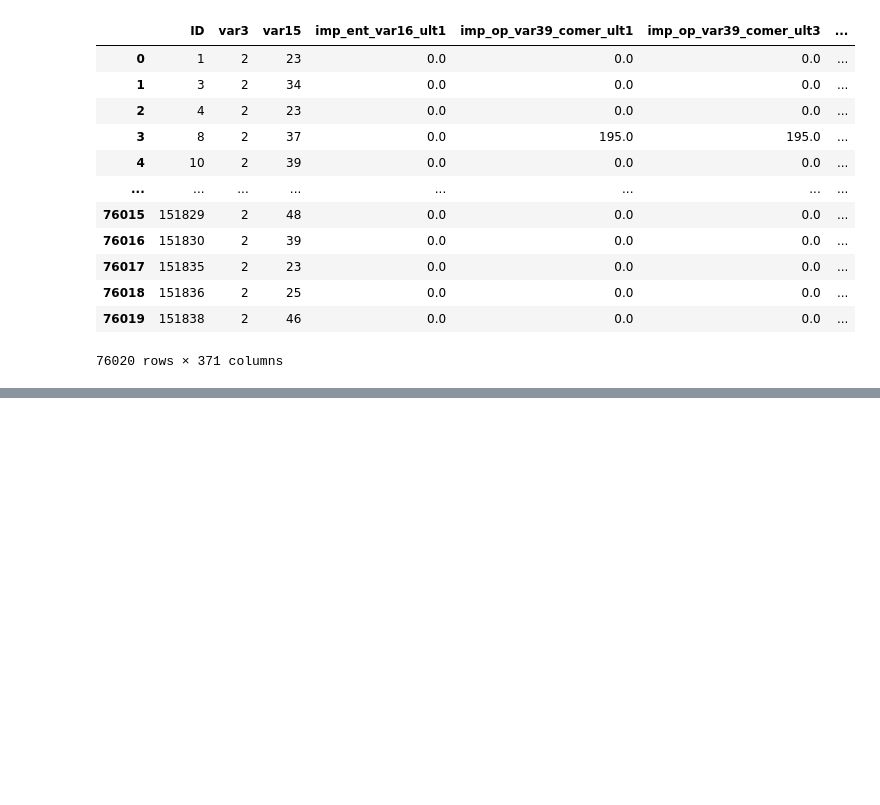
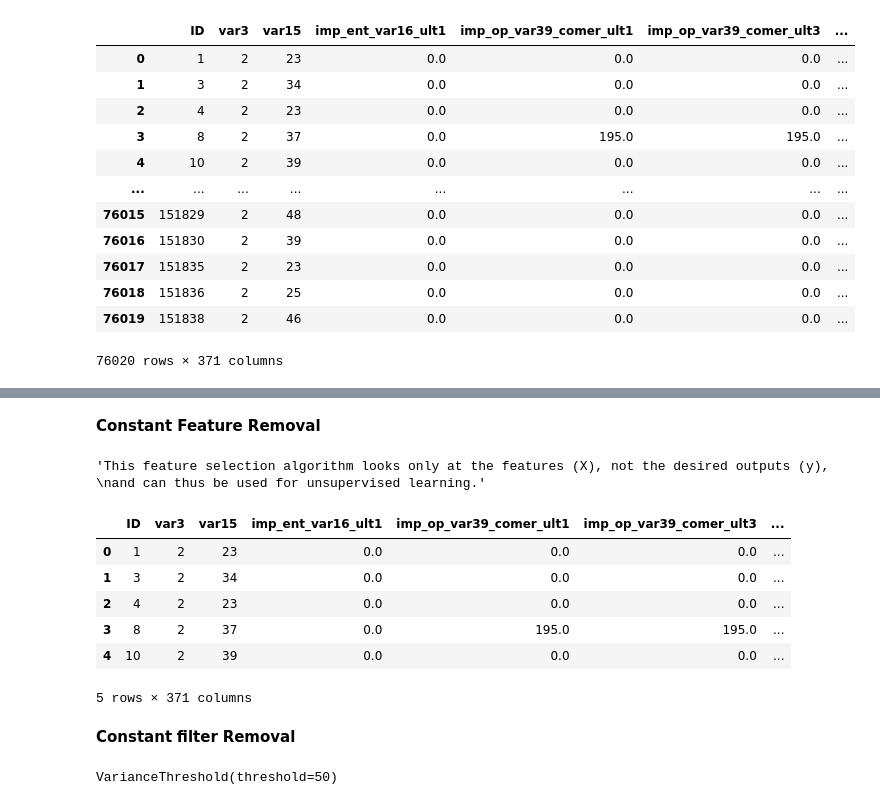
Before and after one commit to RajuGujjalapati/FeatureSelection-, a Jupyter notebook: Feature_Selection_with_filtering_method_|_Constant,_Quasi_Constant_and_Duplicate_feature_removal.ipynb, the cells around one changed output, grey strips where cells are left out. Cells and saved outputs as stored; diff of their text form; code cells hidden in the pictures; blank space fills up the shorter version.

```diff
--- a/Feature_Selection_with_filtering_method_|_Constant,_Quasi_Constant_and_Duplicate_feature_removal.ipynb
+++ b/Feature_Selection_with_filtering_method_|_Constant,_Quasi_Constant_and_Duplicate_feature_removal.ipynb
@@ -39,0 +66,2 @@ df
+# %% [markdown]
+**Constant Feature Removal**
@@ -39,0 +73,20 @@ df
+# %%
+from sklearn.model_selection import train_test_split
+from sklearn.ensemble import RandomForestClassifier
+from sklearn.metrics import accuracy_score
+from sklearn.feature_selection import VarianceThreshold
+'''This feature selection algorithm looks only at the features (X), not the desired outputs (y),
+and can thus be used for unsupervised learning.'''
+#ref : https://scikit-learn.org/stable/modules/generated/sklearn.feature_selection.VarianceThreshold.html
+# %% [output]
+'This feature selection algorithm looks only at the features (X), not the desired outputs (y), \nand can thus be used for unsupervised learning.'
+# %%
+df.head()
+# %% [output]
+|  | ID | var3 | var15 | imp_ent_var16_ult1 | imp_op_var39_comer_ult1 | imp_op_var39_comer_ult3 | ... |
+| 0 | 1 | 2 | 23 | 0.0 | 0.0 | 0.0 | ... |
+| 1 | 3 | 2 | 34 | 0.0 | 0.0 | 0.0 | ... |
+| 2 | 4 | 2 | 23 | 0.0 | 0.0 | 0.0 | ... |
+| 3 | 8 | 2 | 37 | 0.0 | 195.0 | 195.0 | ... |
+| 4 | 10 | 2 | 39 | 0.0 | 0.0 | 0.0 | ... |
+5 rows × 371 columns
@@ -39,0 +100,7 @@ df
+# %% [markdown]
+**Constant** **filter** **Removal**
+# %%
+constant_filter = VarianceThreshold(threshold=50)
+constant_filter.fit(x_train)
+# %% [output]
+VarianceThreshold(threshold=50)
```
Also changed, not shown: parts of 8 cells of this notebook.
